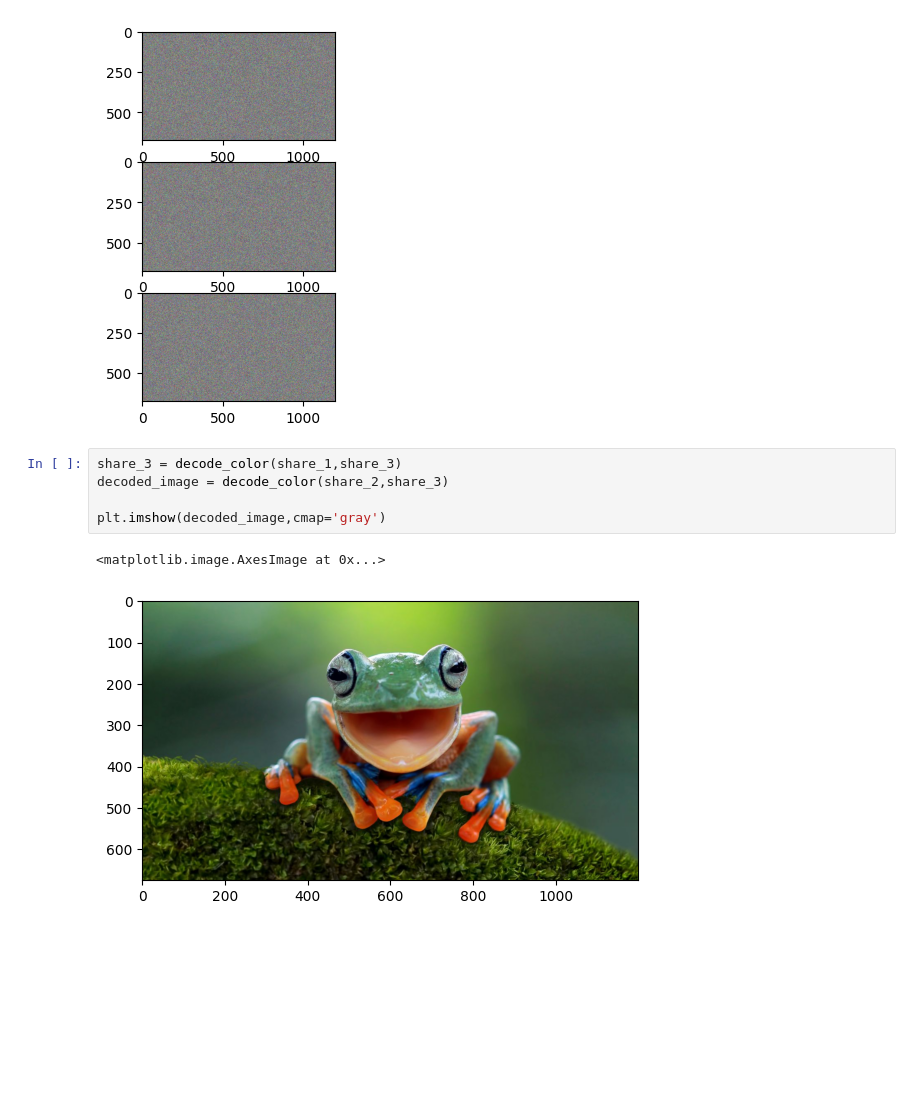
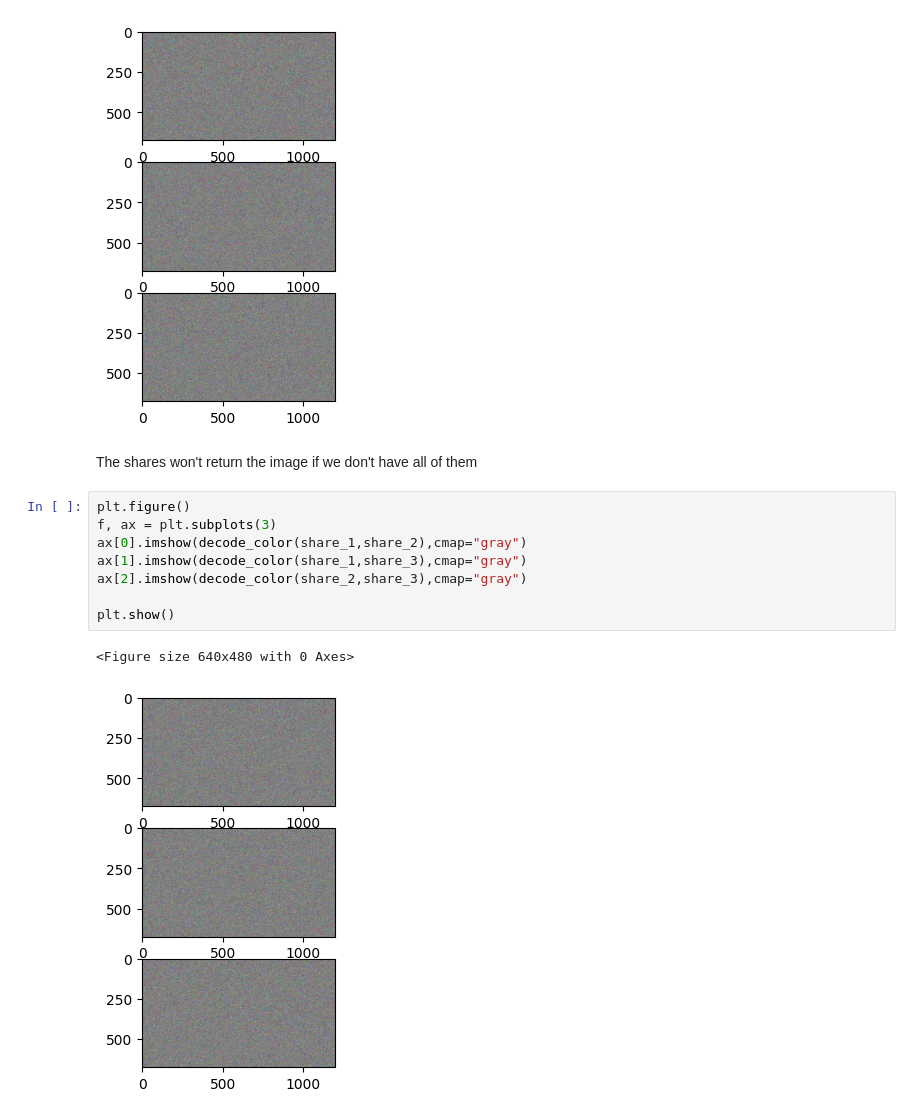
Before and after one commit to my-alaska/cryptography-in-data-analysis, a Jupyter notebook: VISUAL_CRYPTOGRAPHY/visual_cryptography.ipynb, the cells around one changed output. Cells and saved outputs as stored; diff of their text form; blank space fills up the shorter version.

Commit message:
try combining shares without having all of them

```diff
--- a/VISUAL_CRYPTOGRAPHY/visual_cryptography.ipynb
+++ b/VISUAL_CRYPTOGRAPHY/visual_cryptography.ipynb
@@ -254,11 +254,16 @@ plt.show()
 # %% [output]
 <Figure size 640x480 with 0 Axes>
 [figure]
+# %% [markdown]
+The shares won't return the image if we don't have all of them
 # %%
-share_3 = decode_color(share_1,share_3)
-decoded_image = decode_color(share_2,share_3)
+plt.figure()
+f, ax = plt.subplots(3)
+ax[0].imshow(decode_color(share_1,share_2),cmap="gray")
+ax[1].imshow(decode_color(share_1,share_3),cmap="gray")
+ax[2].imshow(decode_color(share_2,share_3),cmap="gray")
 
-plt.imshow(decoded_image,cmap='gray')
+plt.show()
 # %% [output]
-<matplotlib.image.AxesImage at 0x...>
+<Figure size 640x480 with 0 Axes>
-[figure, old version]
+[figure, new version]
```
Also changed, not shown: parts of 3 cells of this notebook.
